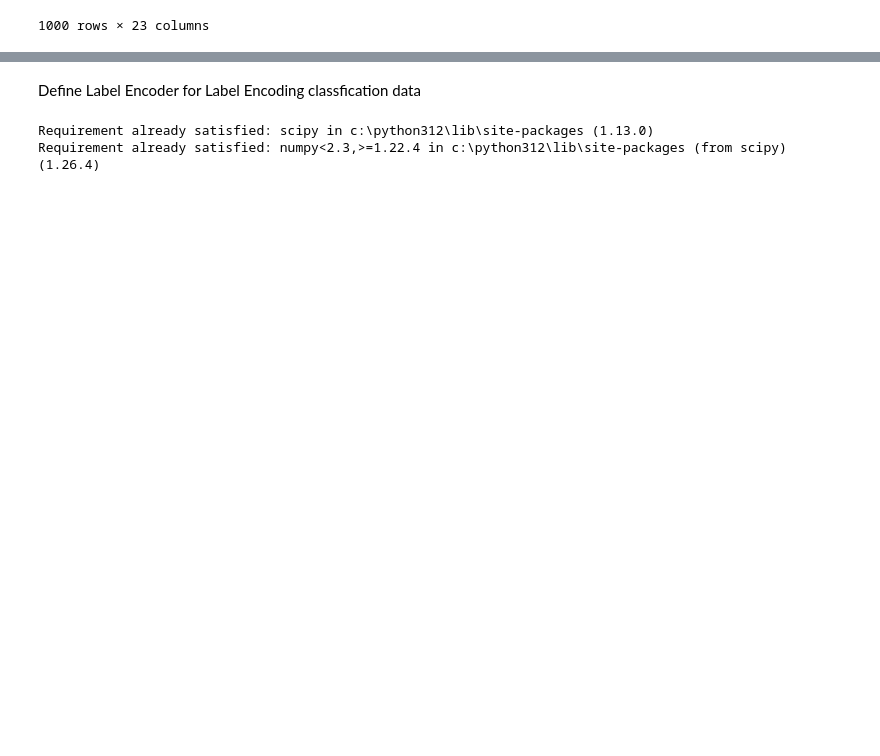
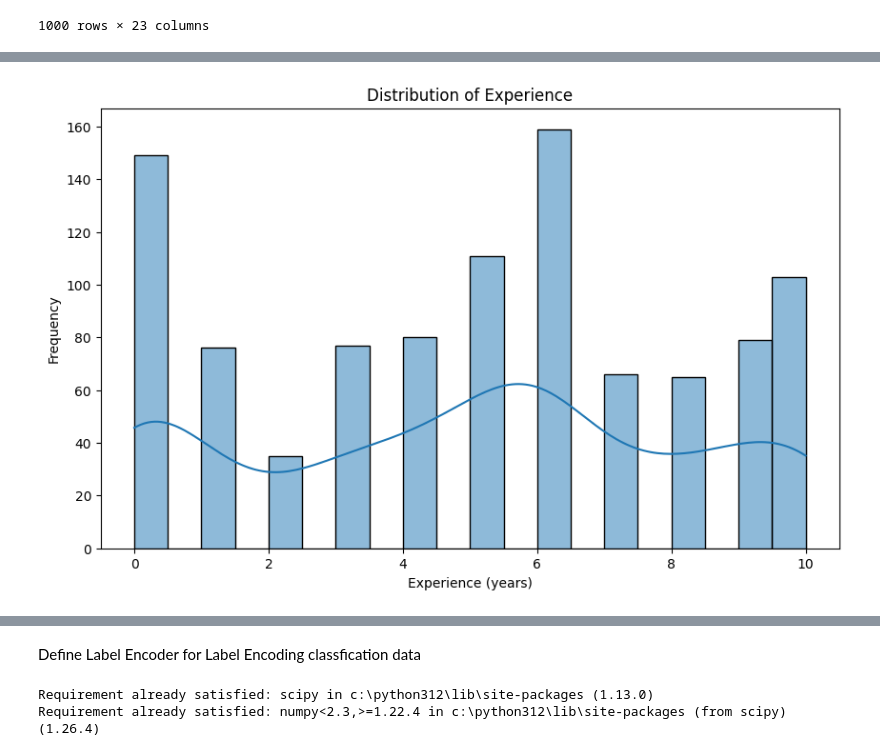
Before and after one commit to sudatra/JMAN-final-project-DSML, a Jupyter notebook: notebook-sg.ipynb, the cells around one changed output, grey strips where cells are left out. Cells and saved outputs as stored; diff of their text form; code cells hidden in the pictures; blank space fills up the shorter version.

```diff
--- a/notebook-sg.ipynb
+++ b/notebook-sg.ipynb
@@ -451,0 +473,11 @@ df_clean
+# %%
+# Histogram for 'EXPERIENCE' to see the distribution of values
+plt.figure(figsize=(10, 6))
+sns.histplot(df_clean['EXPERIENCE'], bins=20, kde=True)
+
+plt.title('Distribution of Experience')
+plt.xlabel('Experience (years)')
+plt.ylabel('Frequency')
+plt.show()
+# %% [output]
+[figure, added]
```
Also changed, not shown: parts of 31 cells of this notebook.
